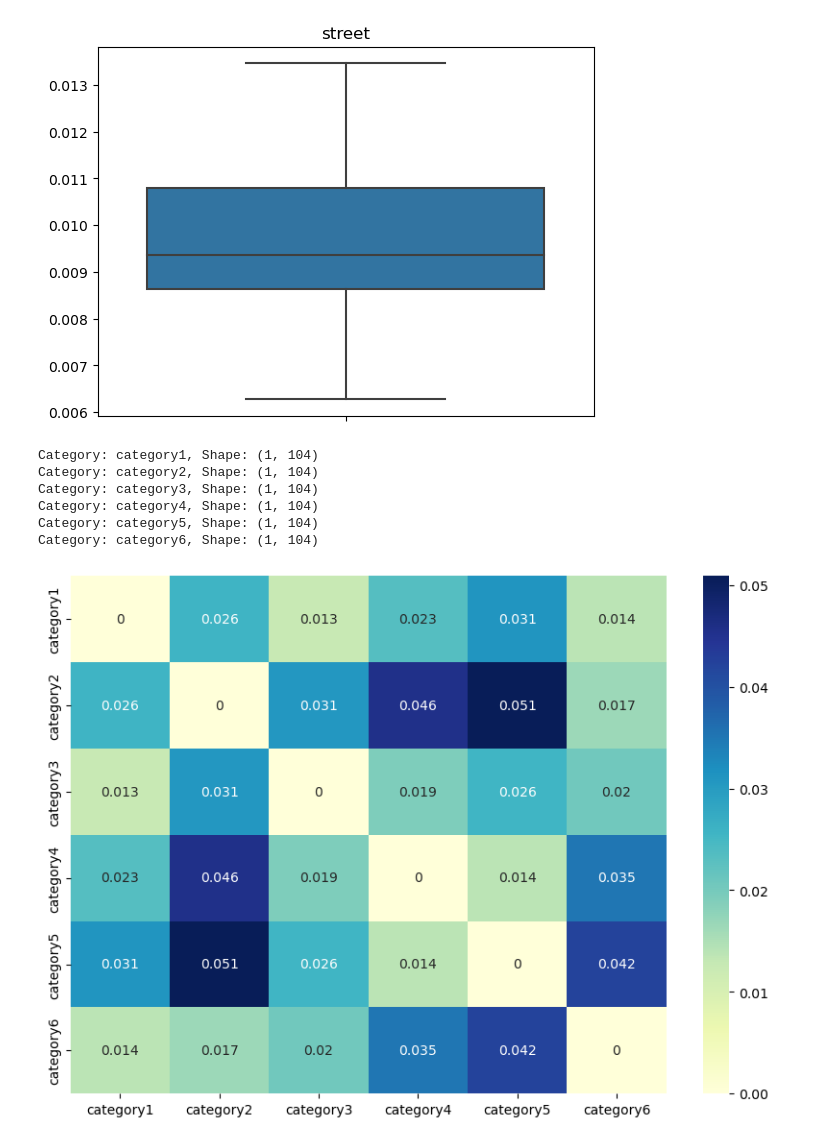
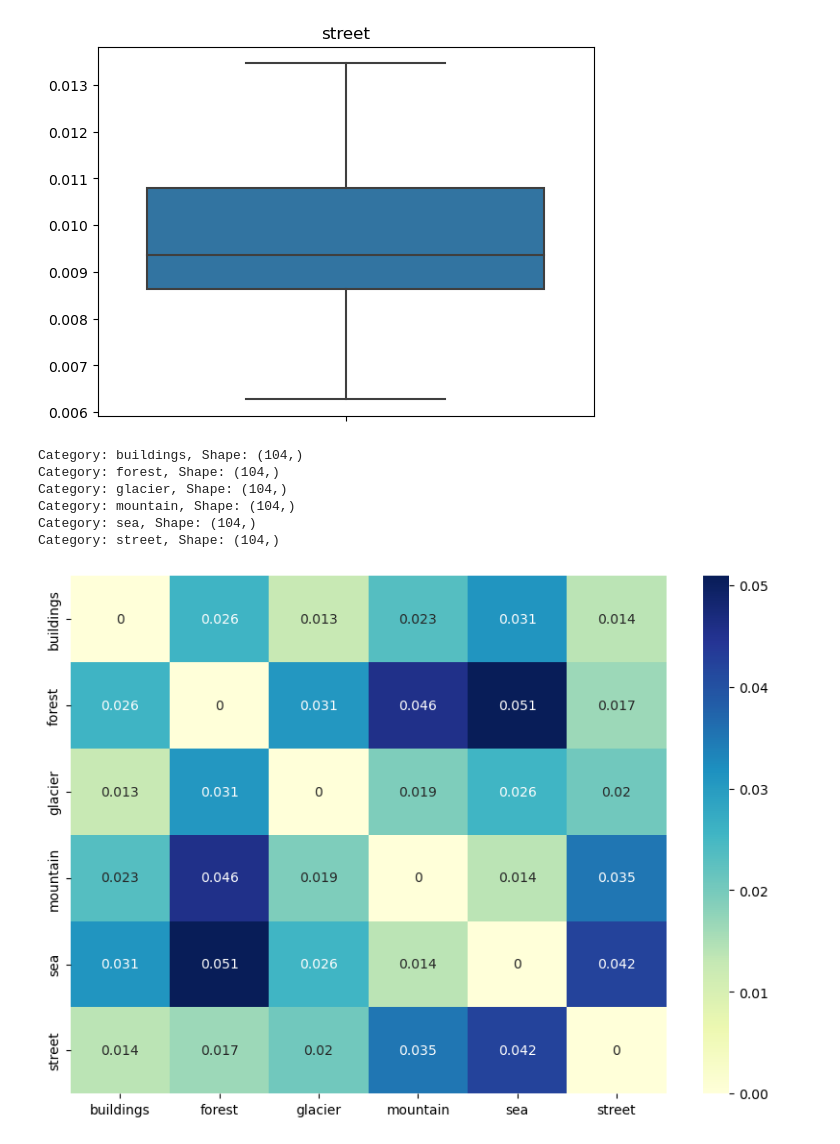
Before and after one commit to memote024/CS7324fall23, a Jupyter notebook: lab2/Lab2_Final.ipynb, the cells around one changed output. Cells and saved outputs as stored; diff of their text form; code cells hidden in the pictures.

```diff
--- a/lab2/Lab2_Final.ipynb
+++ b/lab2/Lab2_Final.ipynb
@@ -271,9 +281,7 @@ y_pred = knn.predict(X_test)
 from sklearn.metrics import confusion_matrix
 cm = confusion_matrix(y_test, y_pred)
 # %%
-import seaborn as sns
-import matplotlib.pyplot as plt
-
+categories = list(all_features.keys())
 plt.figure(figsize=(10, 7))
 sns.heatmap(cm, annot=True, fmt="d", cmap="Blues", xticklabels=categories, yticklabels=categories)
 plt.xlabel('Predicted labels')
@@ -304,34 +312,41 @@ for category, feature in means.items():
 # %%
 ##Heatmap Analysis
 # %%
+mean_features = []
+
+for category, features in all_features.items():
+    mean_feature = np.mean(features, axis=0)
+    mean_features.append(mean_feature)
+
 for category, feature in zip(categories, mean_features):
     print(f"Category: {category}, Shape: {feature.shape}")
 
 def flatten_and_align(features):
     # Flatten each feature
     flattened = [f.flatten() for f in features]
 
     # Determine the minimum length
     min_len = min([f.size for f in flattened])
 
     # Trim each feature to the minimum length
     aligned = [f[:min_len] for f in flattened]
 
     return np.array(aligned)
 
 aligned_mean_features = flatten_and_align(mean_features)
 
+from scipy.spatial.distance import pdist, squareform
 distances = pdist(aligned_mean_features, metric='euclidean')
 distance_matrix = squareform(distances)
 
 plt.figure(figsize=(10, 7))
 sns.heatmap(distance_matrix, annot=True, xticklabels=categories, yticklabels=categories, cmap='YlGnBu')
 plt.show()
 # %% [output]
-Category: category1, Shape: (1, 104)
-Category: category2, Shape: (1, 104)
-Category: category3, Shape: (1, 104)
-Category: category4, Shape: (1, 104)
-Category: category5, Shape: (1, 104)
-Category: category6, Shape: (1, 104)
+Category: buildings, Shape: (104,)
+Category: forest, Shape: (104,)
+Category: glacier, Shape: (104,)
+Category: mountain, Shape: (104,)
+Category: sea, Shape: (104,)
+Category: street, Shape: (104,)
-[figure, old version]
+[figure, new version]
```
Also changed, not shown: parts of 4 cells of this notebook.
